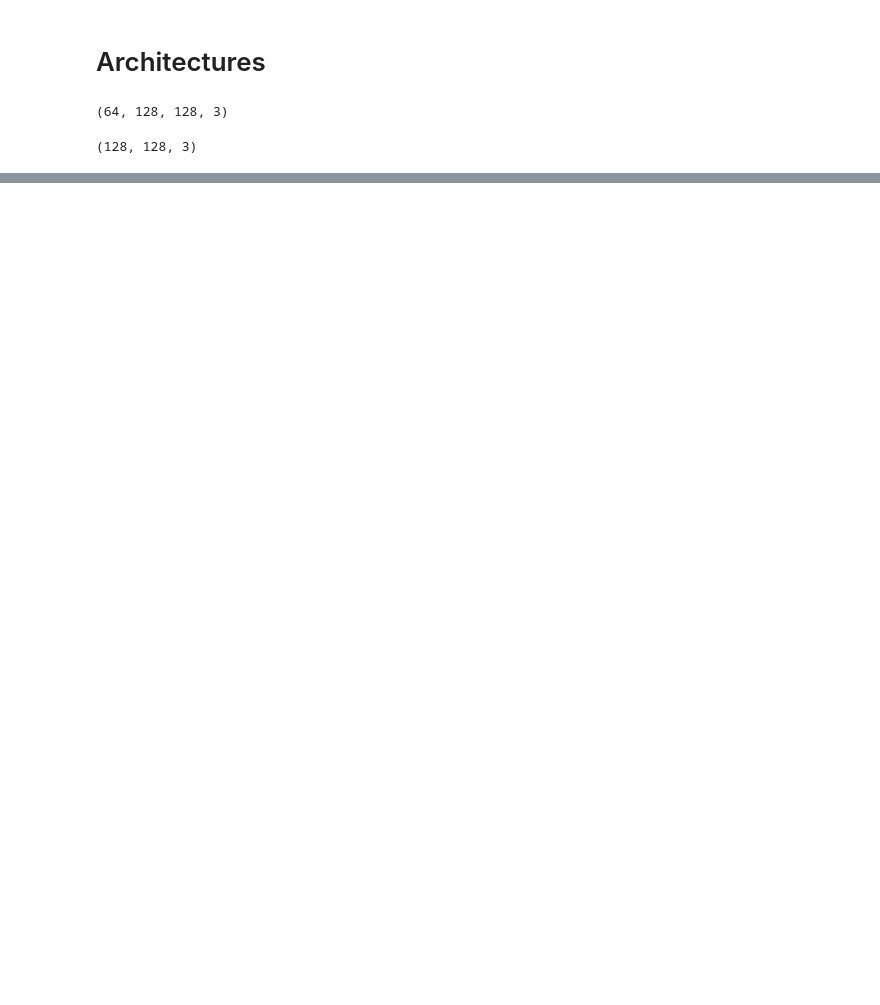
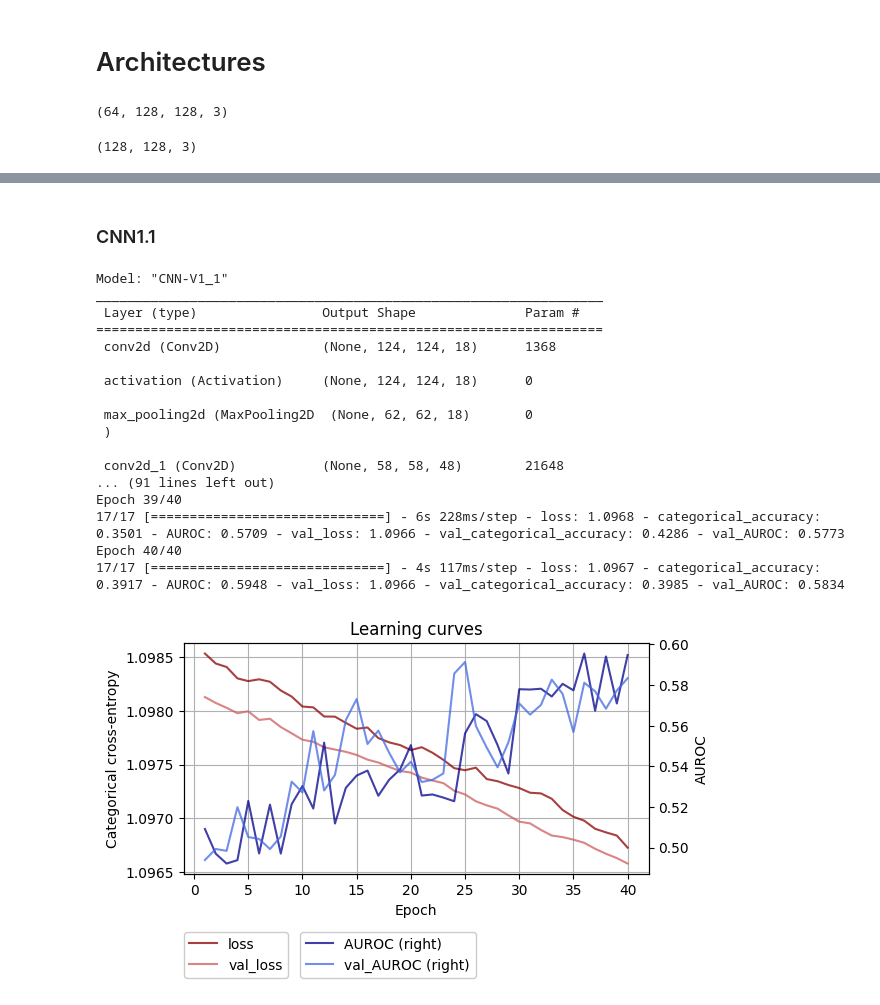
Before and after one commit to iryna-savchuk/DL_project, a Jupyter notebook: 3.model_handcrafted.ipynb, the cells around one changed output, grey strips where cells are left out. Drawn from its saved outputs; the diff is of its cells as text; code cells hidden in the pictures; blank space fills up the shorter version.

Commit message:
Added different architectures

```diff
--- a/3.model_handcrafted.ipynb
+++ b/3.model_handcrafted.ipynb
@@ -688,0 +188,77 @@ Epoch 15/15
+# %% [markdown]
+### CNN1.1
+# %%
+# Architecture V1.1
+cnn1_1 = Sequential([# Input layer
+                   layers.Input(input_shape[1:]),
+                   # Feature extraction
+                   layers.Conv2D(filters=6*input_shape[-1],
+                                 kernel_size=(5, 5),
+                                 kernel_initializer=initializers.GlorotNormal(seed=seed)),
+                   layers.Activation("softmax"),
+                   layers.MaxPooling2D(pool_size=(2, 2)),
+                   # repeat
+                   layers.Conv2D(filters=16*input_shape[-1],
+                                 kernel_size=(5, 5),
+                                 kernel_initializer=initializers.GlorotNormal(seed=seed)),
+                   layers.Activation("softmax"),
+                   layers.MaxPooling2D(pool_size=(2, 2)),
+                   # From a HxWxC cuboid to a (H*W*C) vector per image
+                   layers.Flatten(),
+                   # Classification (use units=n_classes, activation="softmax" for multi-class)
+                   layers.Dense(units=3, # one layer
+                                activation="softmax",
+                                kernel_initializer=initializers.GlorotNormal(seed=seed))],
+                   name="CNN-V1_1")
+
+# Builds the DAG (comment if input_shape was already provided to the first layer or via layers.Input)
+cnn1_1.build(input_shape)
+# Check network
+cnn1_1.summary()
+
+# Compiles the model for training.
+learning_rate = 0.001  # 0.001 <=> 1e-3
+cnn1_1.compile(loss="categorical_crossentropy",
+             optimizer=optimizers.SGD(learning_rate=learning_rate),
+             metrics=[metrics.CategoricalAccuracy(name='categorical_accuracy'),
+                      metrics.AUC(name='AUROC')])
+
+# Model training (V1)
+epochs = 40
+history1_1 = cnn1_1.fit(ds_train, epochs=epochs, validation_data=ds_validation)
+
+# Create DataFrame object
+df_hist = pd.DataFrame.from_dict(history1_1.history)
+df_hist["Epoch"] = np.arange(1, len(df_hist) + 1, 1)
+
+# Plot learning curves
+secondary_y = ["AUROC", "val_AUROC"]  #  ["accuracy", "val_accuracy"]
+ax = df_hist.plot(x="Epoch", y=['loss', 'val_loss'] + secondary_y,
+                  secondary_y = secondary_y,
+                  kind="line", figsize=(6, 3), grid=True, legend=True,
+                  ylabel="Categorical cross-entropy",
+                  xlabel="Epoch", title="Learning curves",
+                  color=['darkred', 'indianred', "darkblue", "royalblue"], alpha=0.75, fontsize=10)
+ax.right_ax.set_ylabel("AUROC")
+ax.right_ax.legend(loc=(0.25, -0.45), framealpha=1.0)
+ax.legend(loc=(0, -0.45), framealpha=1.0)
+plt.show()
+# %% [output]
+Model: "CNN-V1_1"
+_________________________________________________________________
+ Layer (type)                Output Shape              Param #
+=================================================================
+ conv2d (Conv2D)             (None, 124, 124, 18)      1368
+
+ activation (Activation)     (None, 124, 124, 18)      0
+
+ max_pooling2d (MaxPooling2D  (None, 62, 62, 18)       0
+ )
+
+ conv2d_1 (Conv2D)           (None, 58, 58, 48)        21648
+... (91 lines left out)
+Epoch 39/40
+17/17 [==============================] - 6s 228ms/step - loss: 1.0968 - categorical_accuracy: 0.3501 - AUROC: 0.5709 - val_loss: 1.0966 - val_categorical_accuracy: 0.4286 - val_AUROC: 0.5773
+Epoch 40/40
+17/17 [==============================] - 4s 117ms/step - loss: 1.0967 - categorical_accuracy: 0.3917 - AUROC: 0.5948 - val_loss: 1.0966 - val_categorical_accuracy: 0.3985 - val_AUROC: 0.5834
+[figure, added]
```
Also changed, not shown: parts of 81 cells of this notebook.
